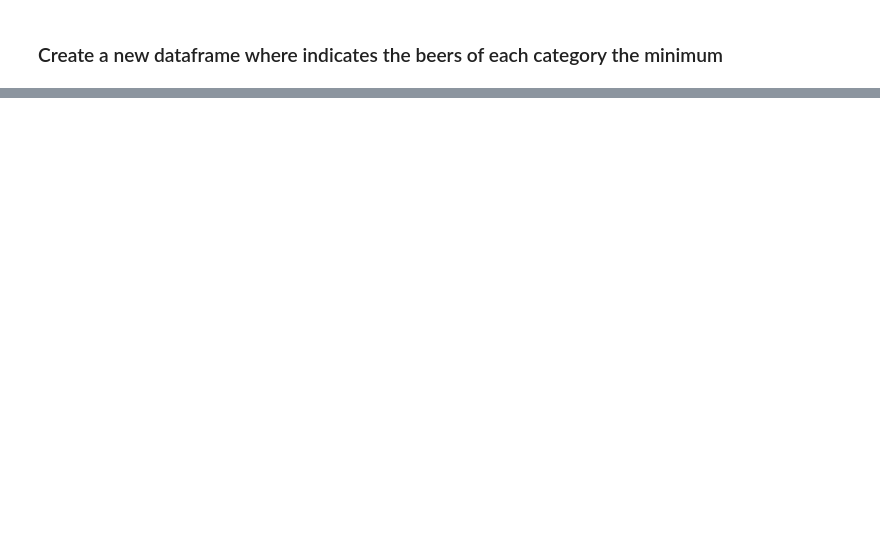
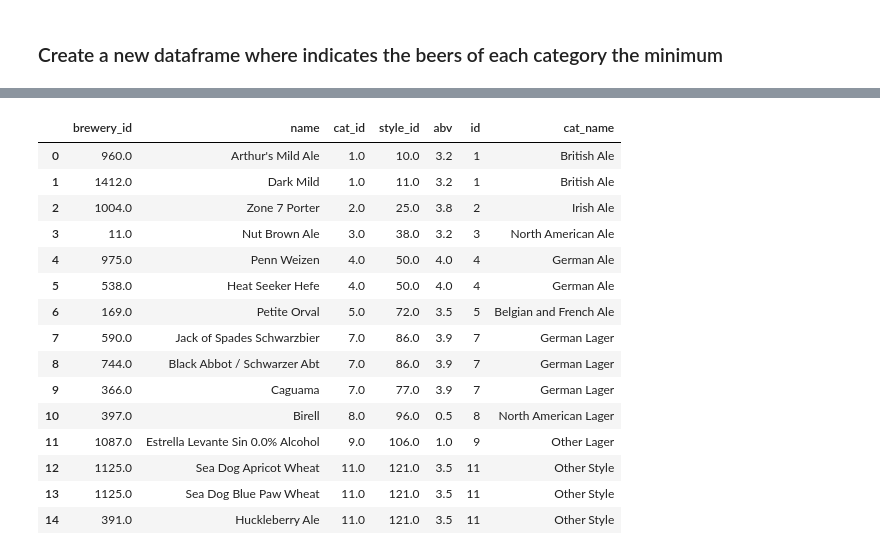
Before and after one commit to rubenmartinezlorente/Project-Week-3-Data-Thieves, a Jupyter notebook: your-project/Q3.ipynb, the cells around one changed output, grey strips where cells are left out. Saved outputs shown, nothing was run; the diff lists cells and outputs as text; code cells hidden in the pictures; blank space fills up the shorter version.

```diff
--- a/your-project/Q3.ipynb
+++ b/your-project/Q3.ipynb
@@ -98,0 +122,20 @@ min_abv
+# %%
+min_abv = min_abv.merge(cate, how = 'inner', left_on ='cat_id', right_on = 'id')
+min_abv
+# %% [output]
+|  | brewery_id | name | cat_id | style_id | abv | id | cat_name |
+| 0 | 960.0 | Arthur's Mild Ale | 1.0 | 10.0 | 3.2 | 1 | British Ale |
+| 1 | 1412.0 | Dark Mild | 1.0 | 11.0 | 3.2 | 1 | British Ale |
+| 2 | 1004.0 | Zone 7 Porter | 2.0 | 25.0 | 3.8 | 2 | Irish Ale |
+| 3 | 11.0 | Nut Brown Ale | 3.0 | 38.0 | 3.2 | 3 | North American Ale |
+| 4 | 975.0 | Penn Weizen | 4.0 | 50.0 | 4.0 | 4 | German Ale |
+| 5 | 538.0 | Heat Seeker Hefe | 4.0 | 50.0 | 4.0 | 4 | German Ale |
+| 6 | 169.0 | Petite Orval | 5.0 | 72.0 | 3.5 | 5 | Belgian and French Ale |
+| 7 | 590.0 | Jack of Spades Schwarzbier | 7.0 | 86.0 | 3.9 | 7 | German Lager |
+| 8 | 744.0 | Black Abbot / Schwarzer Abt | 7.0 | 86.0 | 3.9 | 7 | German Lager |
+| 9 | 366.0 | Caguama | 7.0 | 77.0 | 3.9 | 7 | German Lager |
+| 10 | 397.0 | Birell | 8.0 | 96.0 | 0.5 | 8 | North American Lager |
+| 11 | 1087.0 | Estrella Levante Sin 0.0% Alcohol | 9.0 | 106.0 | 1.0 | 9 | Other Lager |
+| 12 | 1125.0 | Sea Dog Apricot Wheat | 11.0 | 121.0 | 3.5 | 11 | Other Style |
+| 13 | 1125.0 | Sea Dog Blue Paw Wheat | 11.0 | 121.0 | 3.5 | 11 | Other Style |
+| 14 | 391.0 | Huckleberry Ale | 11.0 | 121.0 | 3.5 | 11 | Other Style |
```
Also changed, not shown: parts of 5 cells of this notebook.
